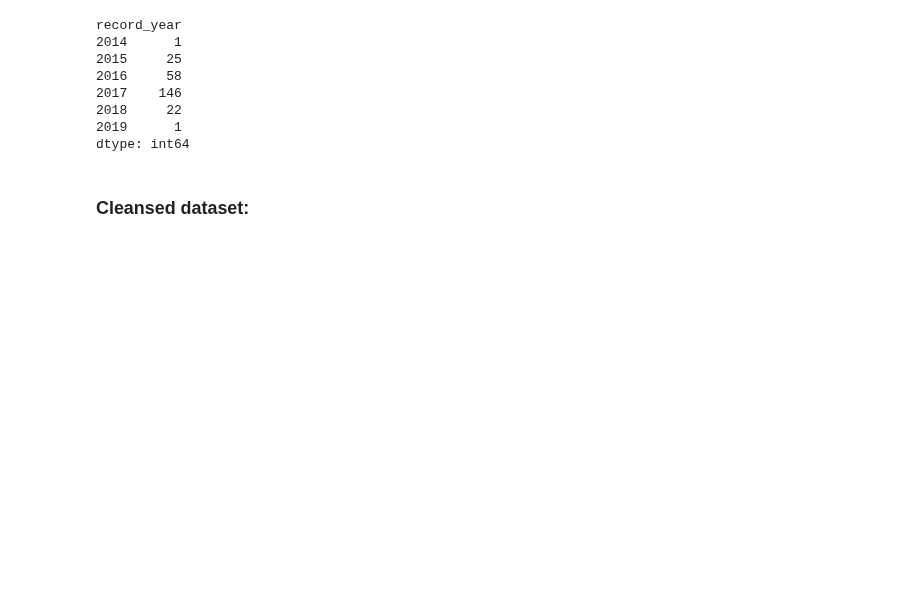
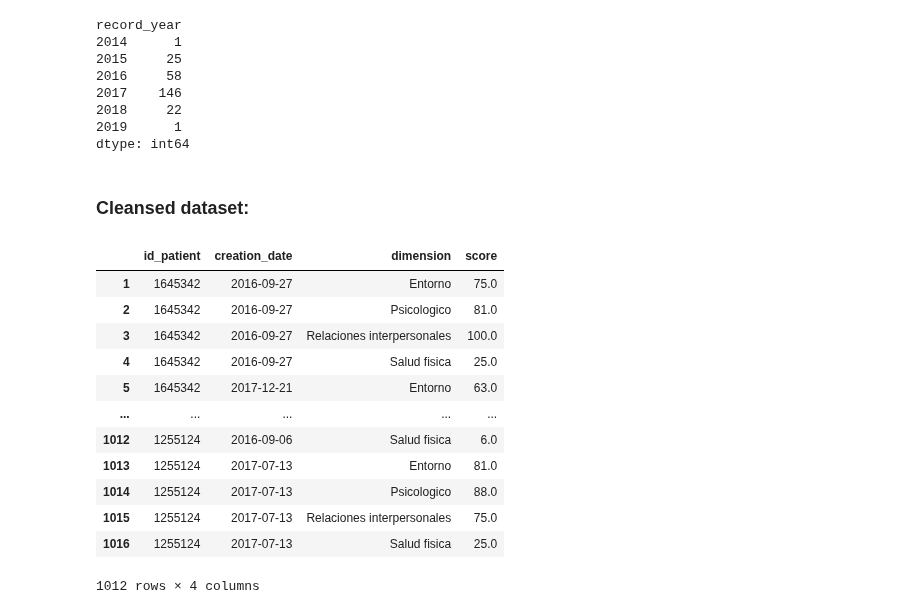
Before and after one commit to DS4A-T22/exploratory_data_analysis, a Jupyter notebook: EDA-Well-Being Index.ipynb, the cells around one changed output. Cells and saved outputs as stored; diff of their text form; code cells hidden in the pictures; blank space fills up the shorter version.

```diff
--- a/EDA-Well-Being Index.ipynb
+++ b/EDA-Well-Being Index.ipynb
@@ -199,4 +201,23 @@ record_year
 dtype: int64
 # %% [markdown]
 ### Cleansed dataset:
+# %%
+life_quality_to_csv = life_quality.copy()
+life_quality_to_csv = life_quality_to_csv.set_index(life_quality.index+1)
+life_quality_to_csv = life_quality_to_csv.drop(columns=['record_year'])
+life_quality_to_csv
+# %% [output]
+|  | id_patient | creation_date | dimension | score |
+| 1 | 1645342 | 2016-09-27 | Entorno | 75.0 |
+| 2 | 1645342 | 2016-09-27 | Psicologico | 81.0 |
+| 3 | 1645342 | 2016-09-27 | Relaciones interpersonales | 100.0 |
+| 4 | 1645342 | 2016-09-27 | Salud fisica | 25.0 |
+| 5 | 1645342 | 2017-12-21 | Entorno | 63.0 |
+| ... | ... | ... | ... | ... |
+| 1012 | 1255124 | 2016-09-06 | Salud fisica | 6.0 |
+| 1013 | 1255124 | 2017-07-13 | Entorno | 81.0 |
+| 1014 | 1255124 | 2017-07-13 | Psicologico | 88.0 |
+| 1015 | 1255124 | 2017-07-13 | Relaciones interpersonales | 75.0 |
+| 1016 | 1255124 | 2017-07-13 | Salud fisica | 25.0 |
+1012 rows × 4 columns
 # %%
```
Also changed, not shown: parts of 2 cells of this notebook, 5 other files.
